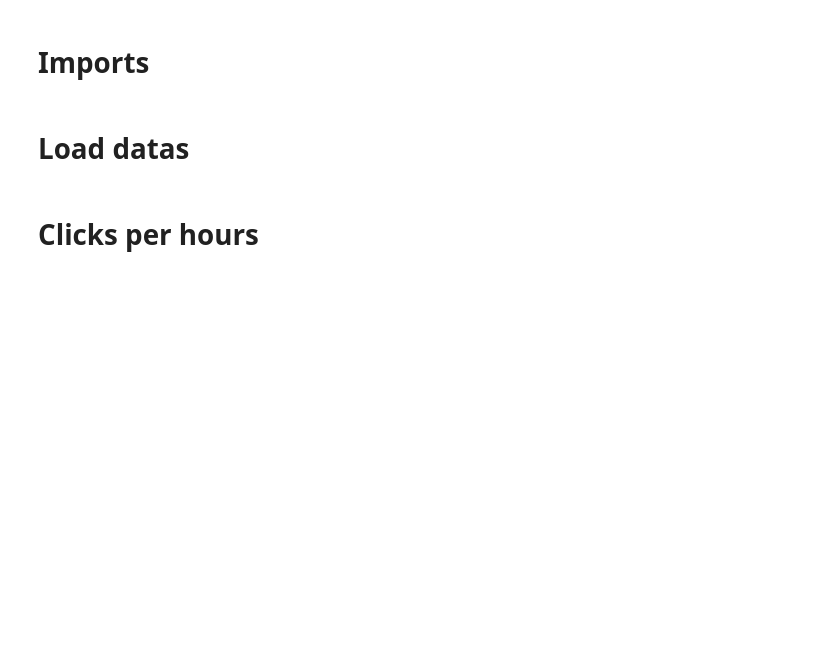
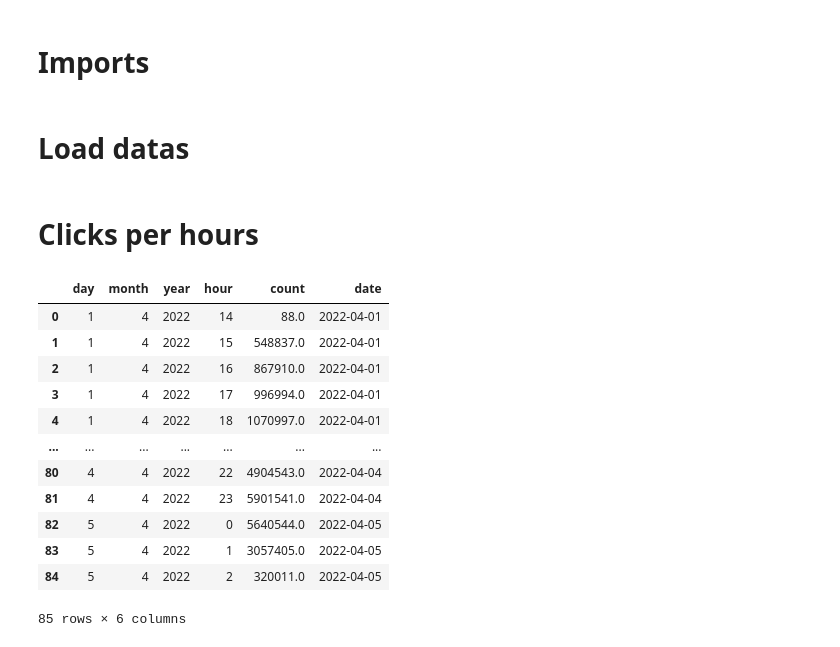
Before and after one commit to owengombas/r_place, a Jupyter notebook: plots/plot_hours.ipynb, the cells around one changed output. Saved outputs shown, nothing was run; the diff lists cells and outputs as text; code cells hidden in the pictures; blank space fills up the shorter version.

```diff
--- a/plots/plot_hours.ipynb
+++ b/plots/plot_hours.ipynb
@@ -10,7 +10,8 @@ import plotly.graph_objects as go
 # %%
 src_path = os.path.join("/", "Volumes", "owen", "datas", "rplace")
 # %%
-df_hours_count = pd.read_csv(os.path.join(src_path, "hours_count_utc2.csv"), index_col="hour")
+df_hours_count = pd.read_csv(os.path.join(src_path, "hours_count_utc2.csv"))
+df_hours_count_per_day = pd.read_csv(os.path.join(src_path, "hours_count_per_day_utc2.csv"))
 # %% [markdown]
 # Clicks per hours
 # %%
@@ -33,3 +36,28 @@ fig.update_layout(
 
 fig.write_html("html/hours.html")
 fig.show()
+# %%
+df_hours_count_per_day["date"] = df_hours_count_per_day.apply(
+    lambda row: datetime(
+        int(row["year"]),
+        int(row["month"]),
+        int(row["day"]),
+    ),
+    axis=1
+)
+df_hours_count_per_day["date"] = pd.to_datetime(df_hours_count_per_day["date"])
+df_hours_count_per_day
+# %% [output]
+|  | day | month | year | hour | count | date |
+| 0 | 1 | 4 | 2022 | 14 | 88.0 | 2022-04-01 |
+| 1 | 1 | 4 | 2022 | 15 | 548837.0 | 2022-04-01 |
+| 2 | 1 | 4 | 2022 | 16 | 867910.0 | 2022-04-01 |
+| 3 | 1 | 4 | 2022 | 17 | 996994.0 | 2022-04-01 |
+| 4 | 1 | 4 | 2022 | 18 | 1070997.0 | 2022-04-01 |
+| ... | ... | ... | ... | ... | ... | ... |
+| 80 | 4 | 4 | 2022 | 22 | 4904543.0 | 2022-04-04 |
+| 81 | 4 | 4 | 2022 | 23 | 5901541.0 | 2022-04-04 |
+| 82 | 5 | 4 | 2022 | 0 | 5640544.0 | 2022-04-05 |
+| 83 | 5 | 4 | 2022 | 1 | 3057405.0 | 2022-04-05 |
+| 84 | 5 | 4 | 2022 | 2 | 320011.0 | 2022-04-05 |
+85 rows × 6 columns
```
Also changed, not shown: parts of 3 cells of this notebook, 2 other files.
